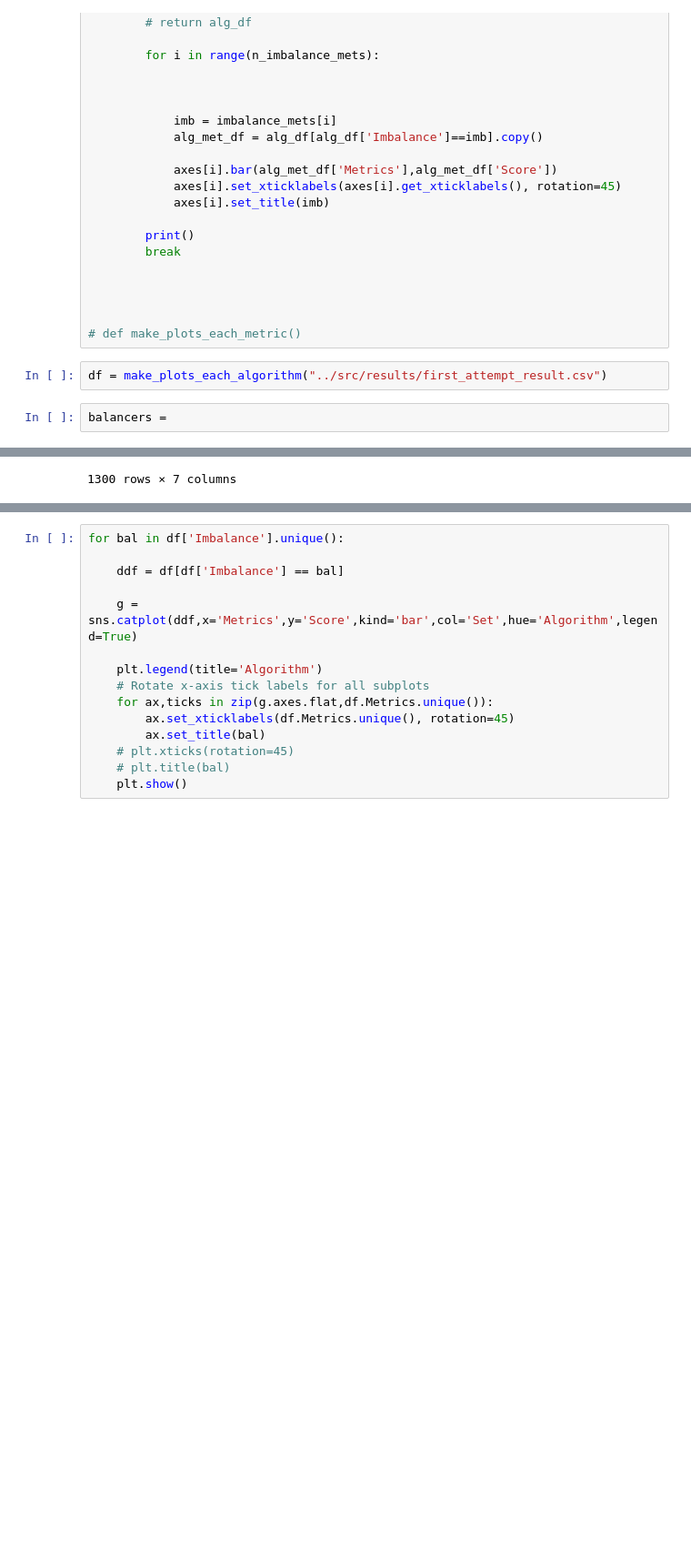
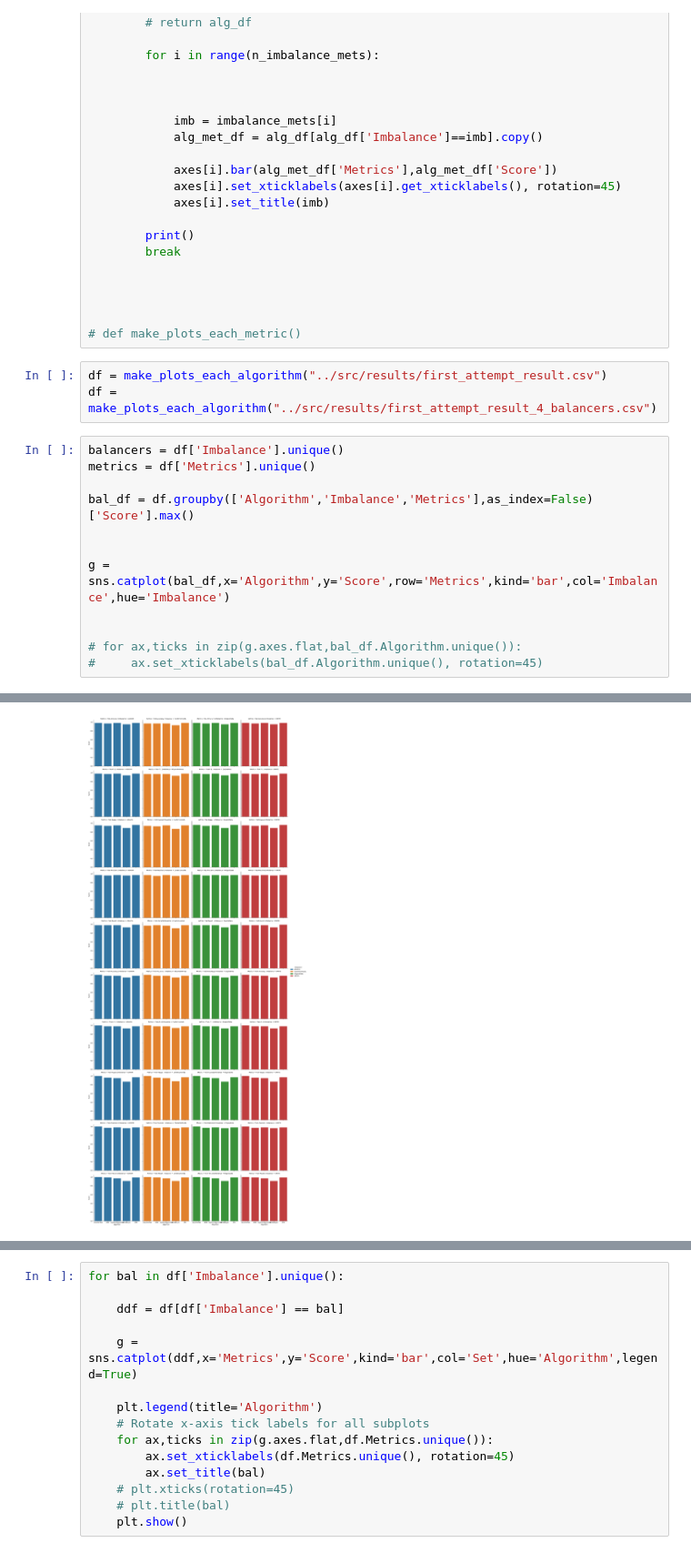
Before and after one commit to jainshrey1/Machine_learning--Heart-Disease-Prediction, a Jupyter notebook: src/draft.ipynb, the cells around one changed output, grey strips where cells are left out. Shown: that part at 91% size. Saved outputs shown, nothing was run; the diff lists cells and outputs as text; blank space fills up the shorter version.

```diff
--- a/src/draft.ipynb
+++ b/src/draft.ipynb
@@ -71,6 +75,17 @@ def make_plots_each_algorithm(df_path):
 # def make_plots_each_metric()
 # %%
 df = make_plots_each_algorithm("../src/results/first_attempt_result.csv")
+df = make_plots_each_algorithm("../src/results/first_attempt_result_4_balancers.csv")
 # %%
-balancers =
+balancers = df['Imbalance'].unique()
+metrics = df['Metrics'].unique()
+
+bal_df = df.groupby(['Algorithm','Imbalance','Metrics'],as_index=False)['Score'].max()
+
+
+g = sns.catplot(bal_df,x='Algorithm',y='Score',row='Metrics',kind='bar',col='Imbalance',hue='Imbalance')
+
+
+# for ax,ticks in zip(g.axes.flat,bal_df.Algorithm.unique()):
+#     ax.set_xticklabels(bal_df.Algorithm.unique(), rotation=45)
 # %% [output]
@@ -89 +92 @@ balancers =
-1300 rows × 7 columns
+[figure, added]
```
Also changed, not shown: parts of 4 cells of this notebook, 3 other files.
